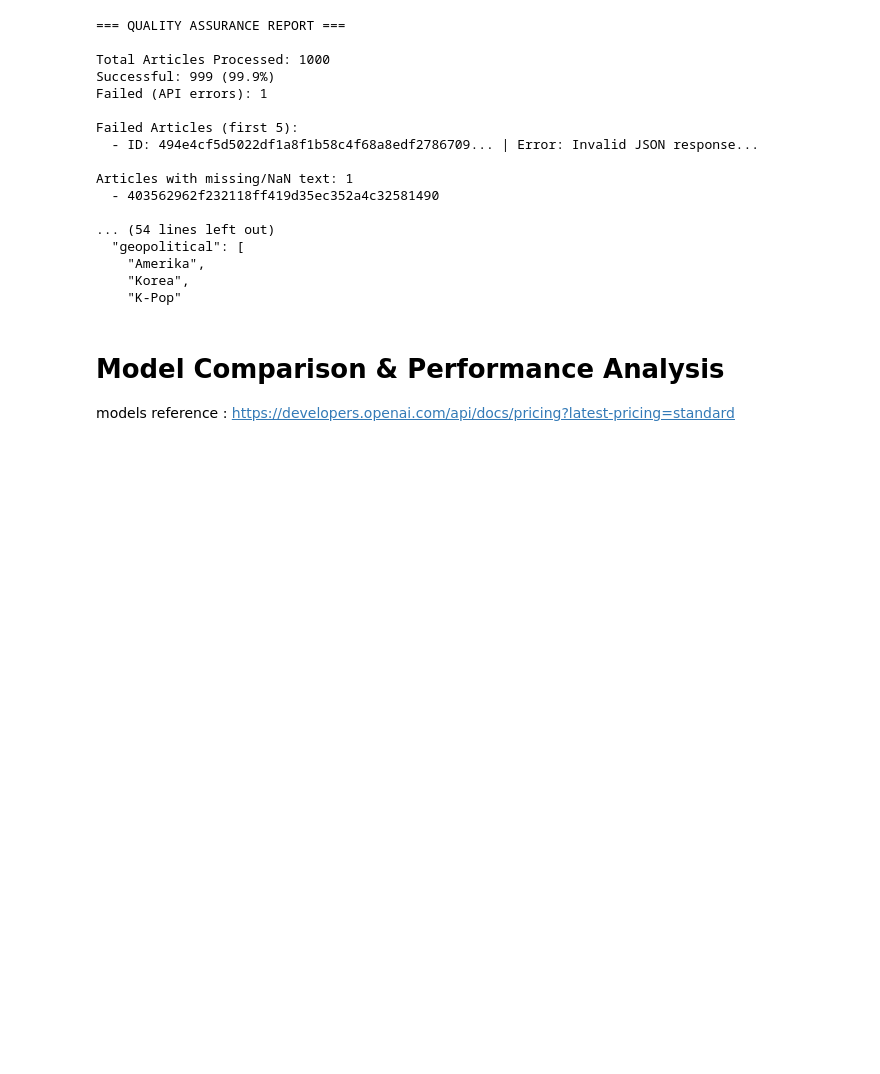
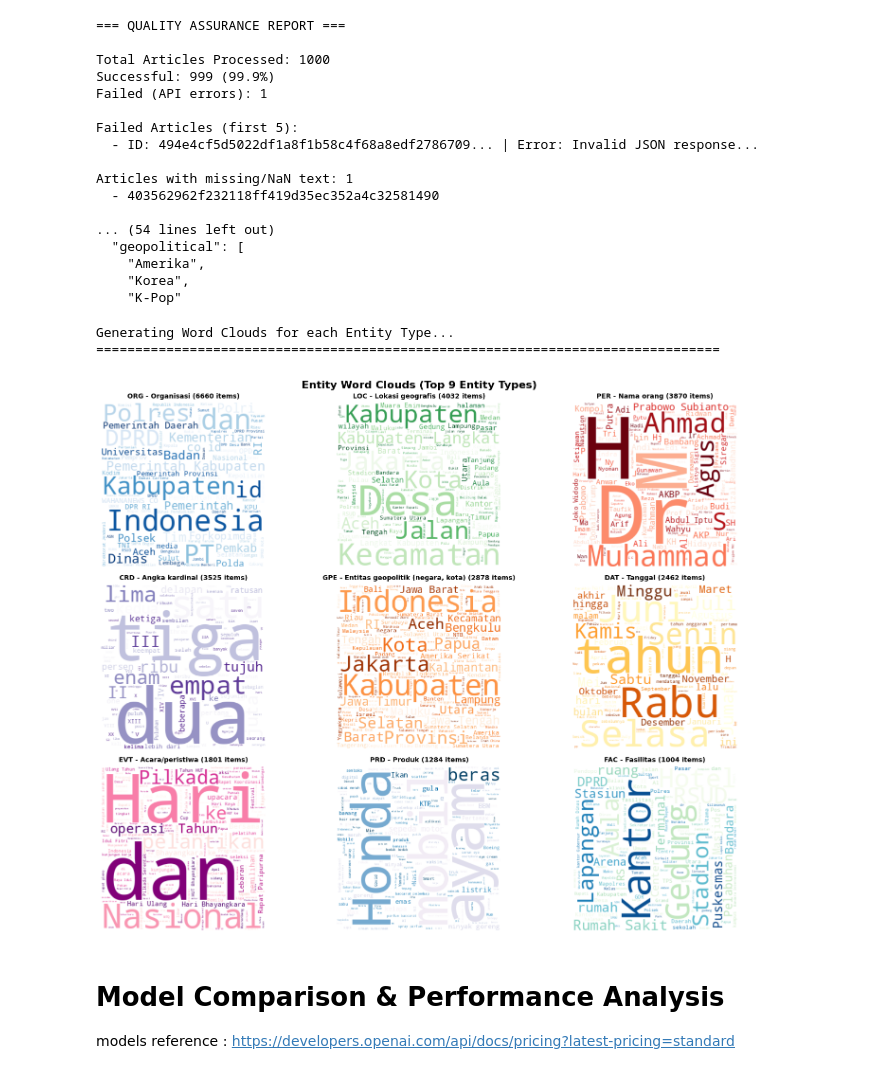
Before and after one commit to AzrilFahmiardi/ner_news_development, a Jupyter notebook: service/openai_ner_labeler.ipynb, the cells around one changed output. Saved outputs shown, nothing was run; the diff lists cells and outputs as text; code cells hidden in the pictures; blank space fills up the shorter version.

Commit message:
feaet: add word cloud

```diff
--- a/service/openai_ner_labeler.ipynb
+++ b/service/openai_ner_labeler.ipynb
@@ -502,6 +502,62 @@ Articles with missing/NaN text: 1
     "Amerika",
     "Korea",
     "K-Pop"
+# %%
+from wordcloud import WordCloud
+import matplotlib.pyplot as plt
+import matplotlib.patches as mpatches
+
+print('Generating Word Clouds for each Entity Type...')
+print('=' * 80)
+
+entity_text = {}
+for entity_type in ner_entities.keys():
+    entity_text[entity_type] = []
+
+for result in labeled_results:
+    labels = result['labels']
+    if 'error' in labels:
+        continue
+
+    for entity_type in ner_entities.keys():
+        entities = labels.get(entity_type, [])
+        if isinstance(entities, list):
+            entity_text[entity_type].extend(entities)
+
+top_entities = [k for k, v in sorted(entity_text.items(), key=lambda x: len(x[1]), reverse=True)[:9]]
+
+fig, axes = plt.subplots(3, 3, figsize=(16, 12))
+fig.suptitle('Entity Word Clouds (Top 9 Entity Types)', fontsize=16, fontweight='bold')
+
+colors_palette = ['Blues', 'Greens', 'Reds', 'Purples', 'Oranges', 'YlOrBr', 'RdPu', 'PuBu', 'GnBu']
+
+for idx, entity_type in enumerate(top_entities):
+    ax = axes[idx // 3, idx % 3]
+    entities = entity_text[entity_type]
+
+    if entities:
+        text = ' '.join(entities)
+        wc = WordCloud(width=300, height=300,
+                      background_color='white',
+                      colormap=colors_palette[idx],
+                      relative_scaling=0.5).generate(text)
+
+        ax.imshow(wc, interpolation='bilinear')
+        entity_desc = ner_entities[entity_type]
+        ax.set_title(f'{entity_desc} ({len(entities)} items)', fontweight='bold', fontsize=10)
+    else:
+        ax.text(0.5, 0.5, f'{entity_type}\nNo entities found',
+               ha='center', va='center', transform=ax.transAxes)
+        ax.set_title(ner_entities[entity_type], fontsize=10)
+
+    ax.axis('off')
+
+plt.tight_layout()
+plt.show()
+# %% [output]
+Generating Word Clouds for each Entity Type...
+================================================================================
+[figure, added]
 # %% [markdown]
 # Model Comparison & Performance Analysis
 
```
